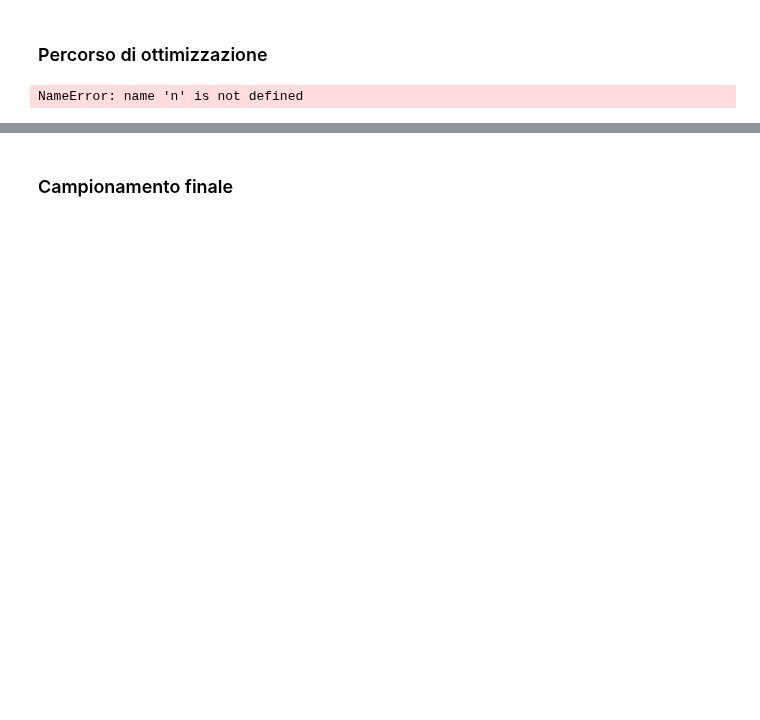
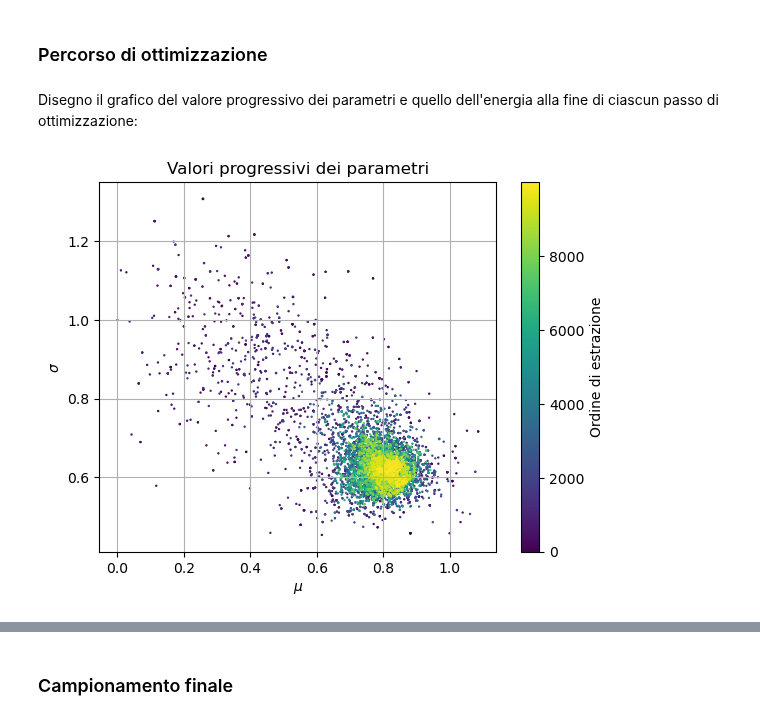
Before and after one commit to eliasteve/labsimnumerica, a Jupyter notebook: LSN_08/LSN_08.ipynb, the cells around one changed output, grey strips where cells are left out. Saved outputs shown, nothing was run; the diff lists cells and outputs as text; code cells hidden in the pictures; blank space fills up the shorter version.

```diff
--- a/LSN_08/LSN_08.ipynb
+++ b/LSN_08/LSN_08.ipynb
@@ -139,0 +143,3 @@ def stable_local_energy(x, mu, sigma):
+# %%
+mu, sigma, actual_energy, acten_err, stable_energy, stable_err = np.loadtxt("energy_test.dat", max_rows=1, skiprows=1)
+mu, sigma
@@ -165,22 +204,27 @@ Quadrature: E = -0.14602502222516395 +- 5.7052963196135035e-09
 # %% [markdown]
 ### Percorso di ottimizzazione
+# %% [markdown]
+Disegno il grafico del valore progressivo dei parametri e quello dell'energia alla fine di ciascun passo di ottimizzazione:
 # %%
 mus = []
 sigmas = []
-for i in range(n):
+N=100
+for i in range(N):
     with open("optimizationData/parameters_step" + str(i+1) + ".dat") as f:
         f.readline() #Skip 1st row
         for line in f:
             mu, sigma = map(float, line.strip().split())
             mus.append(mu)
             sigmas.append(sigma)
-# %% [output]
-NameError: name 'n' is not defined
 # %%
 plt.scatter(mus, sigmas, c=list(range(len(mus))), cmap="viridis", s=0.5)
-plt.xlabel("mu")
-plt.ylabel("sigma")
-plt.colorbar(label="step")
+plt.xlabel(r"$\mu$")
+plt.ylabel(r"$\sigma$")
+plt.colorbar(label="Ordine di estrazione")
+plt.title("Valori progressivi dei parametri")
+plt.grid()
+# %% [output]
+[figure, added]
 # %%
 energies = []
 errors = []
```
Also changed, not shown: parts of 30 cells of this notebook, 8 other files.
